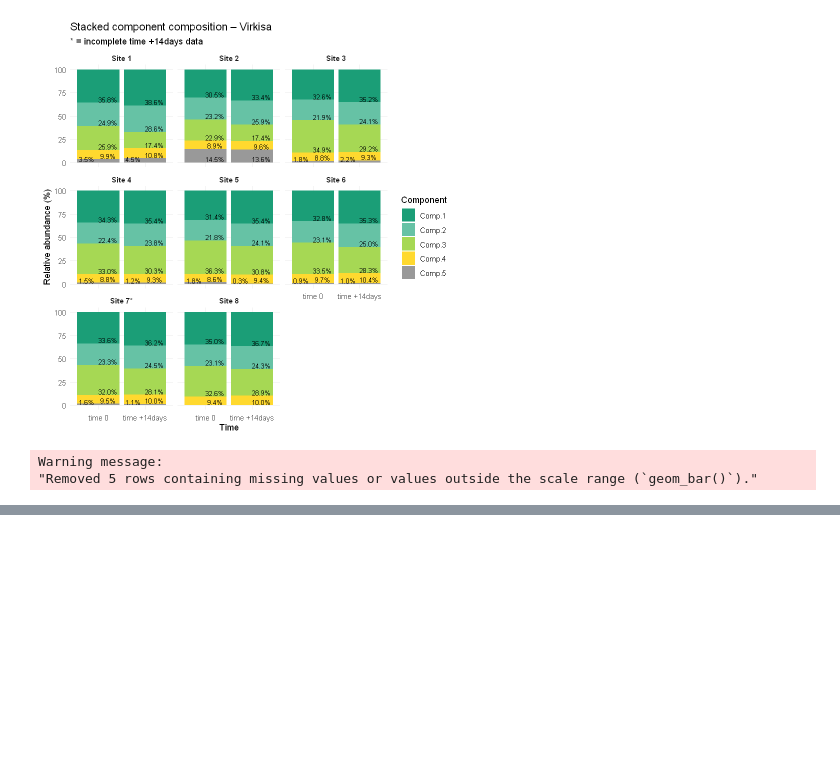
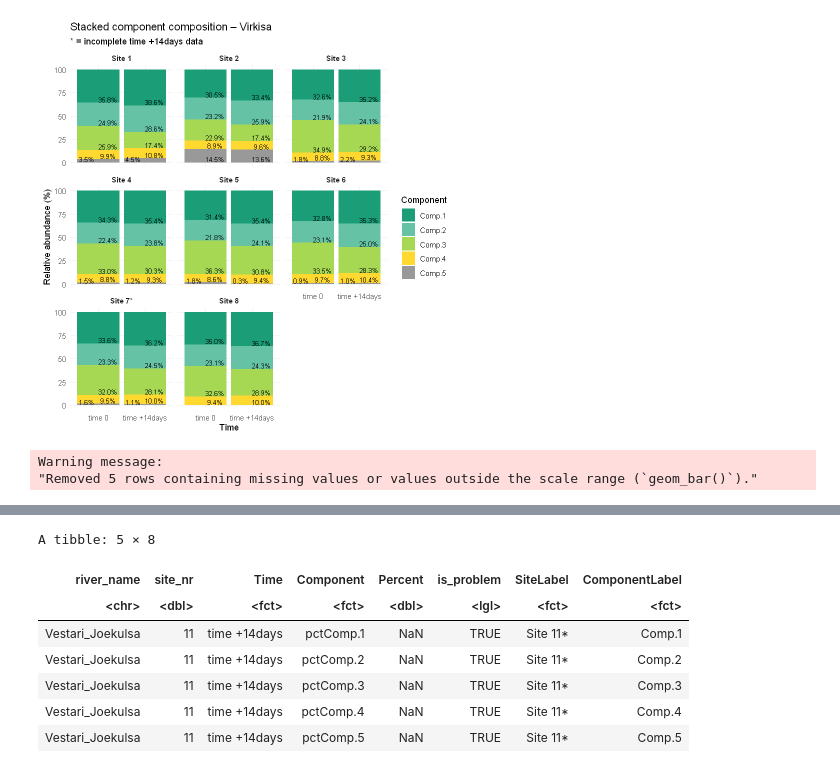
Before and after one commit to kokkaso/MA_supplementary_Data, a Jupyter notebook: notebooks/Statistic/Components/A_Components_final.ipynb, the cells around one changed output, grey strips where cells are left out. Cells and saved outputs as stored; diff of their text form; code cells hidden in the pictures; blank space fills up the shorter version.

```diff
--- a/notebooks/Statistic/Components/A_Components_final.ipynb
+++ b/notebooks/Statistic/Components/A_Components_final.ipynb
@@ -378,0 +472,11 @@ Warning message:
+# %%
+df_norm %>% filter(is.na(Percent) | Percent < 0 | Percent > 100)
+# %% [output]
+A tibble: 5 × 8
+| river_name | site_nr | Time | Component | Percent | is_problem | SiteLabel | ComponentLabel |
+| <chr> | <dbl> | <fct> | <fct> | <dbl> | <lgl> | <fct> | <fct> |
+| Vestari_Joekulsa | 11 | time +14days | pctComp.1 | NaN | TRUE | Site 11* | Comp.1 |
+| Vestari_Joekulsa | 11 | time +14days | pctComp.2 | NaN | TRUE | Site 11* | Comp.2 |
+| Vestari_Joekulsa | 11 | time +14days | pctComp.3 | NaN | TRUE | Site 11* | Comp.3 |
+| Vestari_Joekulsa | 11 | time +14days | pctComp.4 | NaN | TRUE | Site 11* | Comp.4 |
+| Vestari_Joekulsa | 11 | time +14days | pctComp.5 | NaN | TRUE | Site 11* | Comp.5 |
```
Also changed, not shown: parts of 9 cells of this notebook.
